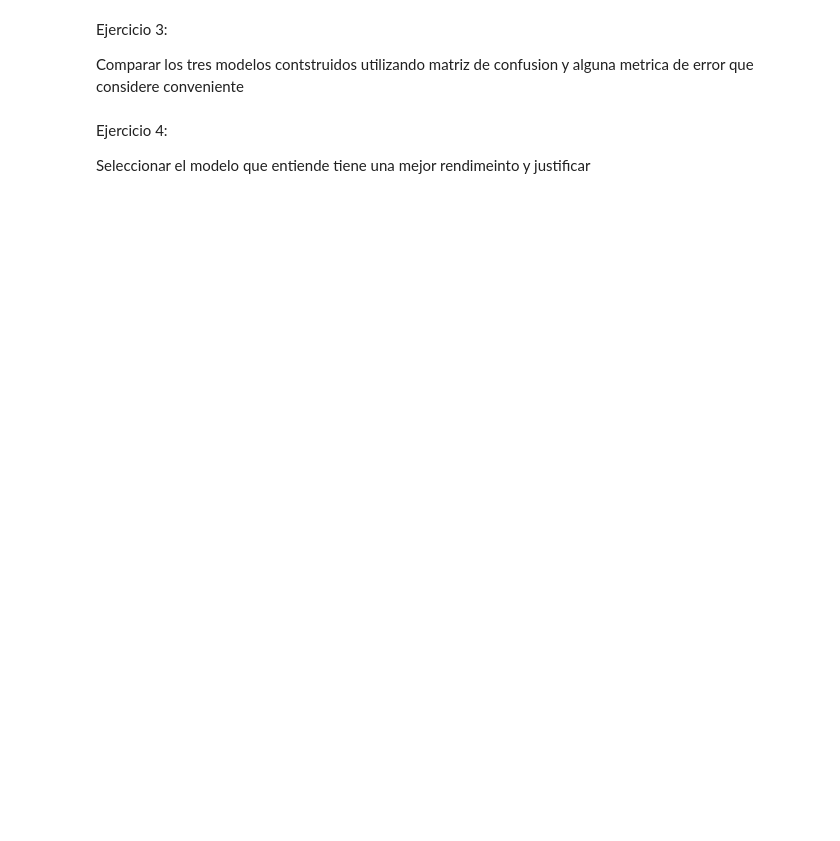
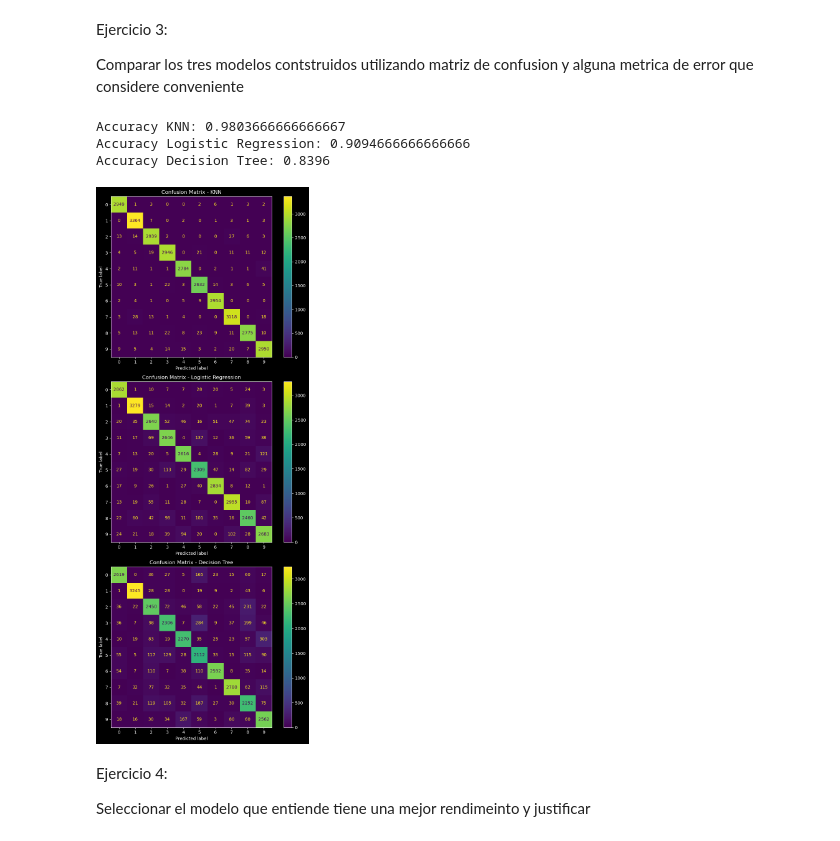
Before and after one commit to BRJoaquin/ia-obsidian, a Jupyter notebook: Machine Learning para IA/Practico/Entrega 3: Clasificacion/Entrega_3_Clasificacion.ipynb, the cells around one changed output. Cells and saved outputs as stored; diff of their text form; code cells hidden in the pictures; blank space fills up the shorter version.

```diff
--- a/Machine Learning para IA/Practico/Entrega 3: Clasificacion/Entrega_3_Clasificacion.ipynb
+++ b/Machine Learning para IA/Practico/Entrega 3: Clasificacion/Entrega_3_Clasificacion.ipynb
@@ -159,3 +289,44 @@ Comparar los tres modelos contstruidos utilizando matriz de confusion y alguna m
+# %%
+# Creamos los modelos con los parámetros óptimos (ajústalos según tus necesidades)
+knn = KNeighborsClassifier(n_neighbors=5)
+lr = LogisticRegression(max_iter=5000)
+dt = DecisionTreeClassifier(max_depth=10)
+
+# Entrenamos los modelos
+knn.fit(X_train, y_train)
+lr.fit(X_train, y_train)
+dt.fit(X_train, y_train)
+
+# Hacemos las predicciones
+y_pred_knn = knn.predict(X_train)
+y_pred_lr = lr.predict(X_train)
+y_pred_dt = dt.predict(X_train)
+# %%
+# Calculamos la precisión de los modelos
+print('Accuracy KNN:', accuracy_score(y_train, y_pred_knn))
+print('Accuracy Logistic Regression:', accuracy_score(y_train, y_pred_lr))
+print('Accuracy Decision Tree:', accuracy_score(y_train, y_pred_dt))
+# %% [output]
+Accuracy KNN: 0.9803666666666667
+Accuracy Logistic Regression: 0.9094666666666666
+Accuracy Decision Tree: 0.8396
+# %%
+# Matrices de confusión
+fig, axs = plt.subplots(3, figsize=(8,18))
+
+plot_confusion_matrix(knn, X_train, y_train, ax=axs[0])
+axs[0].set_title('Confusion Matrix - KNN')
+
+plot_confusion_matrix(lr, X_train, y_train, ax=axs[1])
+axs[1].set_title('Confusion Matrix - Logistic Regression')
+
+plot_confusion_matrix(dt, X_train, y_train, ax=axs[2])
+axs[2].set_title('Confusion Matrix - Decision Tree')
+
+plt.tight_layout()
+plt.show()
+# %% [output]
+[figure, added]
 # %% [markdown]
 Ejercicio 4:
 
```
Also changed, not shown: parts of 15 cells of this notebook, 1 other file.
